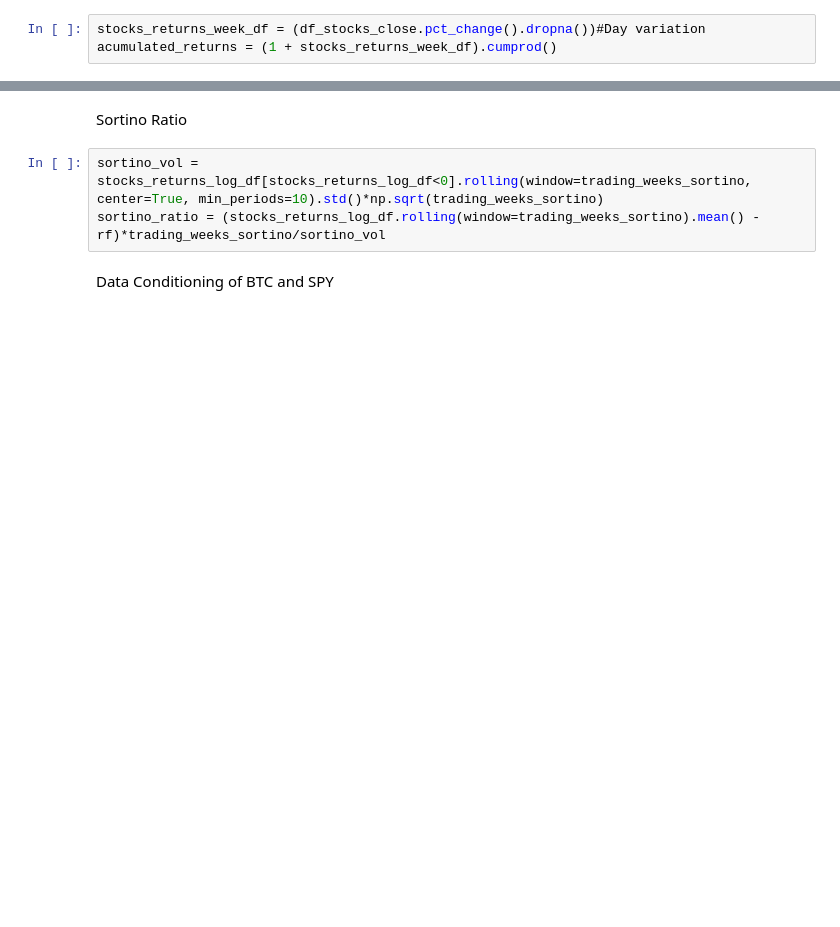
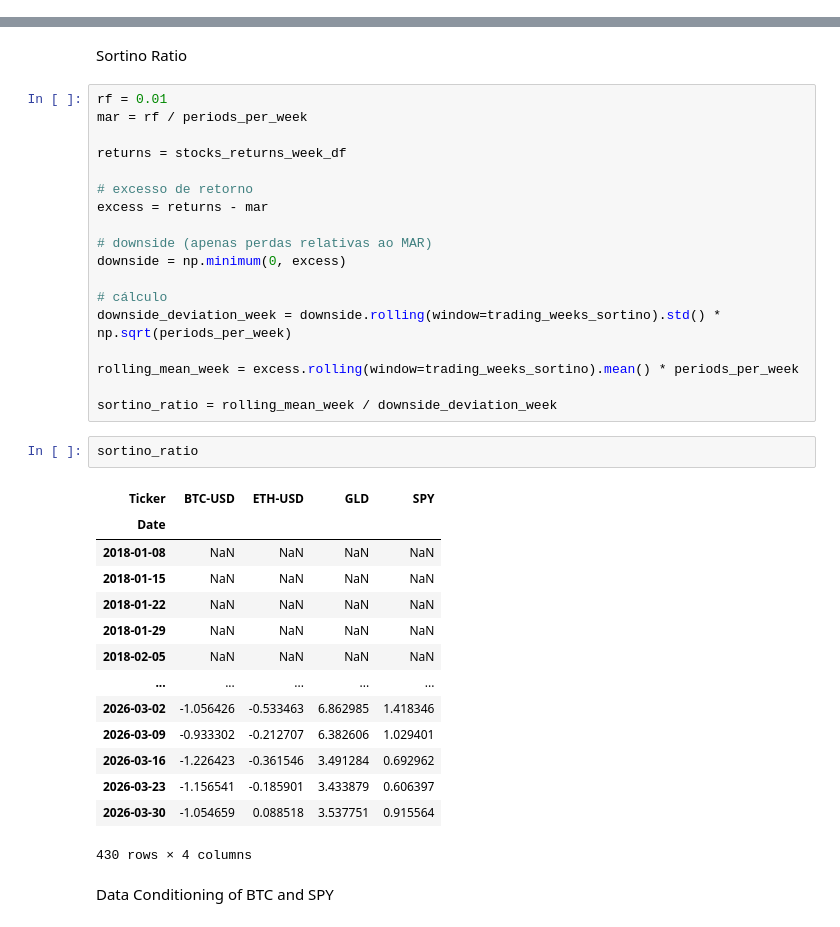
Before and after one commit to igormontrezor/studies, a Jupyter notebook: market_analyze/market_analysis_week.ipynb, the cells around one changed output, grey strips where cells are left out. Cells and saved outputs as stored; diff of their text form; blank space fills up the shorter version.

```diff
--- a/market_analyze/market_analysis_week.ipynb
+++ b/market_analyze/market_analysis_week.ipynb
@@ -179,6 +179,3 @@ stoch_k_spy, stoch_d_spy = calculate_stochastic(
 )
 # %% [markdown]
 Returns of the investments in multiplication
-# %%
-stocks_returns_week_df = (df_stocks_close.pct_change().dropna())#Day variation
-acumulated_returns = (1 + stocks_returns_week_df).cumprod()
@@ -201,8 +237,40 @@ sharpe_ratio = (stocks_returns_log_df.rolling(window=trading_weeks_sharpe).mean(
 # %% [markdown]
 Sortino Ratio
 # %%
-sortino_vol = stocks_returns_log_df[stocks_returns_log_df<0].rolling(window=trading_weeks_sortino, center=True, min_periods=10).std()*np.sqrt(trading_weeks_sortino)
-sortino_ratio = (stocks_returns_log_df.rolling(window=trading_weeks_sortino).mean() - rf)*trading_weeks_sortino/sortino_vol
+rf = 0.01
+mar = rf / periods_per_week
+
+returns = stocks_returns_week_df
+
+# excesso de retorno
+excess = returns - mar
+
+# downside (apenas perdas relativas ao MAR)
+downside = np.minimum(0, excess)
+
+# cálculo
+downside_deviation_week = downside.rolling(window=trading_weeks_sortino).std() * np.sqrt(periods_per_week)
+
+rolling_mean_week = excess.rolling(window=trading_weeks_sortino).mean() * periods_per_week
+
+sortino_ratio = rolling_mean_week / downside_deviation_week
+# %%
+sortino_ratio
+# %% [output]
+| Ticker | BTC-USD | ETH-USD | GLD | SPY |
+| Date |  |  |  |  |
+| 2018-01-08 | NaN | NaN | NaN | NaN |
+| 2018-01-15 | NaN | NaN | NaN | NaN |
+| 2018-01-22 | NaN | NaN | NaN | NaN |
+| 2018-01-29 | NaN | NaN | NaN | NaN |
+| 2018-02-05 | NaN | NaN | NaN | NaN |
+| ... | ... | ... | ... | ... |
+| 2026-03-02 | -1.056426 | -0.533463 | 6.862985 | 1.418346 |
+| 2026-03-09 | -0.933302 | -0.212707 | 6.382606 | 1.029401 |
+| 2026-03-16 | -1.226423 | -0.361546 | 3.491284 | 0.692962 |
+| 2026-03-23 | -1.156541 | -0.185901 | 3.433879 | 0.606397 |
+| 2026-03-30 | -1.054659 | 0.088518 | 3.537751 | 0.915564 |
+430 rows × 4 columns
 # %% [markdown]
 Data Conditioning of BTC and SPY
 # %%
```
Also changed, not shown: parts of 15 cells of this notebook, 5 other files.
